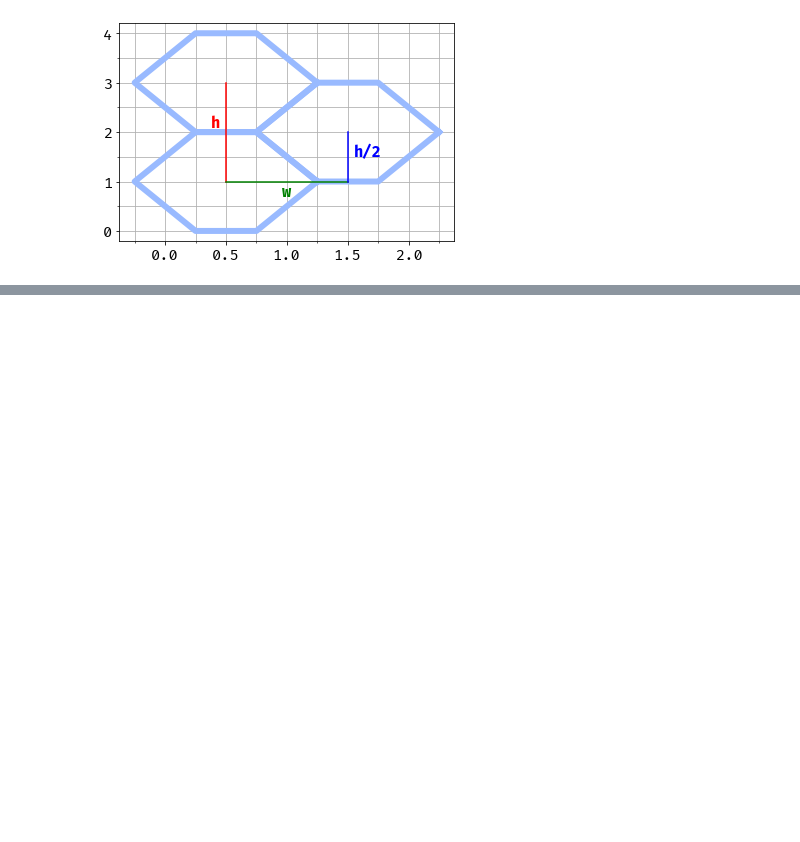
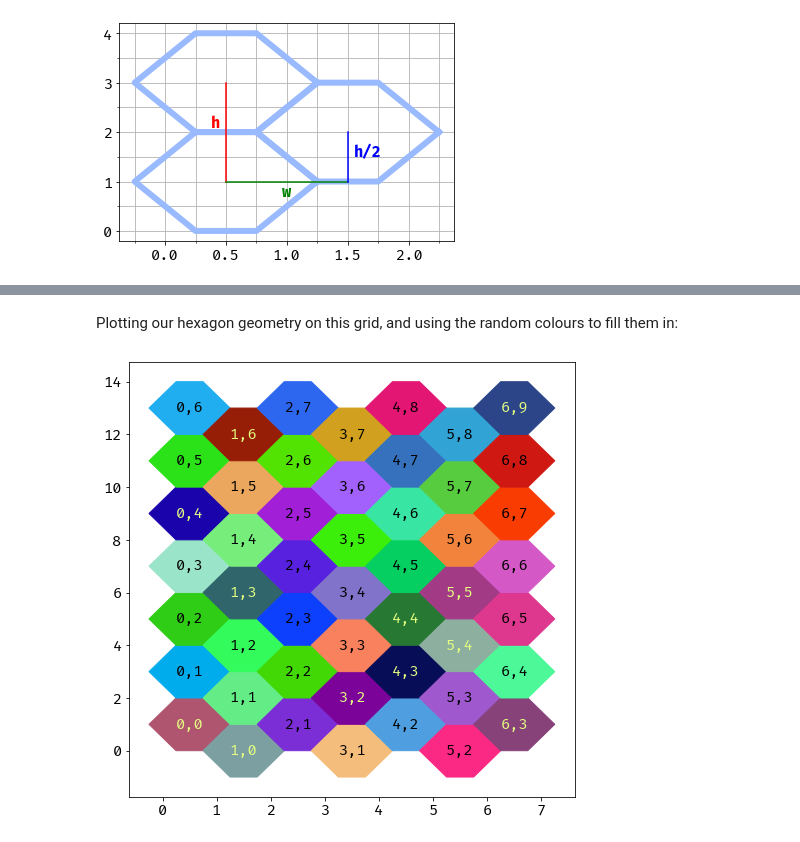
Before and after one commit to jthorniley/notebooks, a Jupyter notebook: Hex Coordinates.ipynb, the cells around one changed output, grey strips where cells are left out. Cells and saved outputs as stored; diff of their text form; code cells hidden in the pictures; blank space fills up the shorter version.

```diff
--- a/Hex Coordinates.ipynb
+++ b/Hex Coordinates.ipynb
@@ -52,7 +58,3 @@ plt.annotate(r'h/2', [1.5, 1.5], [1.55,1.5], horizontalalignment='left', color='
 None
 # %% [output]
 [figure]
-# %%
-def color_for_hex(i, j):
-    hash_data = hashlib.sha256(f'{int(i), int(j)}'.encode()).digest()
-    return np.frombuffer(hash_data, dtype=np.uint8)[:12:4].astype(float)/255
@@ -81,0 +96,33 @@ def world_to_axial(x, y):
+# %%
+def axial_to_world(i, j):
+    x = np.float(i)
+    y = np.float(2*j - i)
+    return x,y
+# %% [markdown]
+Plotting our hexagon geometry on this grid, and using the random colours to fill them in:
+# %%
+from matplotlib import colors
+def plot_hex(ax, i, j):
+    x, y = axial_to_world(i, j)
+    color = color_for_hex(i, j)
+    points = hex_points()+np.array([x+0.5,y+1])
+    ax.fill(*points.transpose(), color=color)
+    # Naive algorithm to pick a contrasty text color
+    text_color = colors.rgb_to_hsv(color)
+    text_color[1] = 0.5
+    text_color[2] = np.round(1.2-text_color[2])
+    text_color[0] = 0.6 if text_color[2] < 0.5 else 0.2
+
+    text_color = colors.hsv_to_rgb(text_color)
+    ax.annotate(f'{i},{j}', (x+0.5, y+1), horizontalalignment='center', verticalalignment='center', color=text_color)
+
+
+fig = plt.figure(figsize=(8,8))
+ax = plt.subplot()
+
+for i in range(0, 7):
+    for j in range(0, 7):
+        j = j + i//2
+        plot_hex(ax, i, j)
+# %% [output]
+[figure, added]
```
Also changed, not shown: parts of 18 cells of this notebook, 10 other files.
